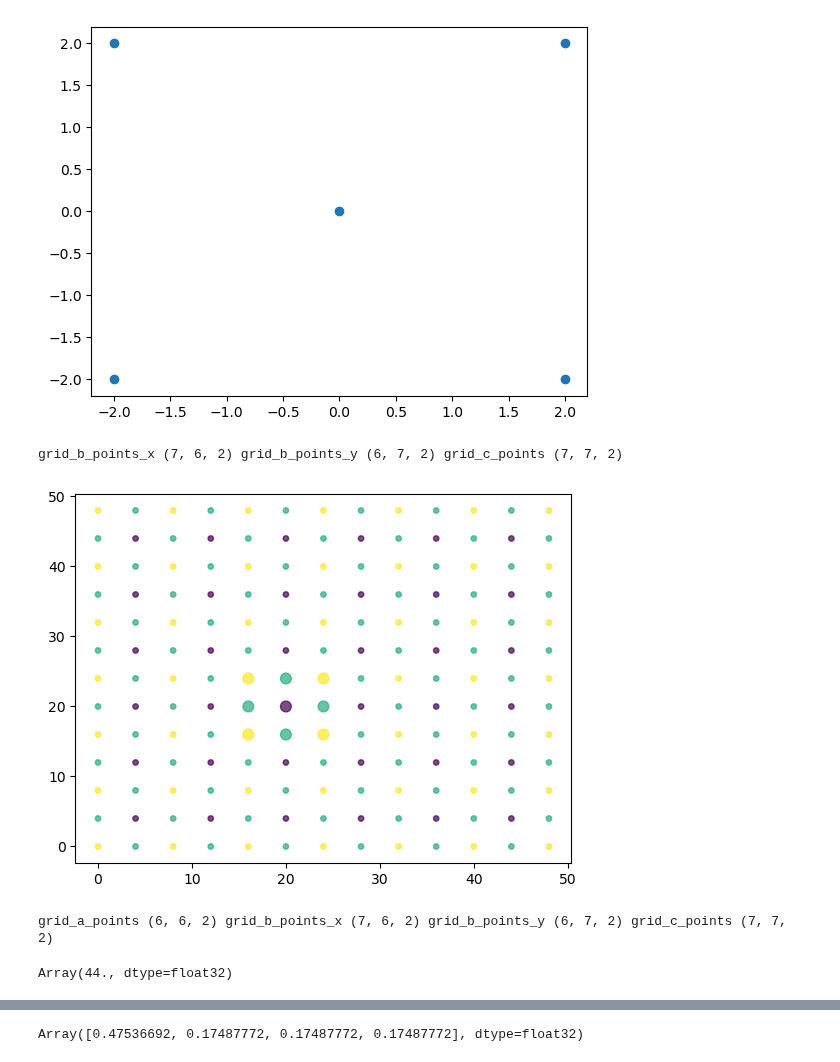
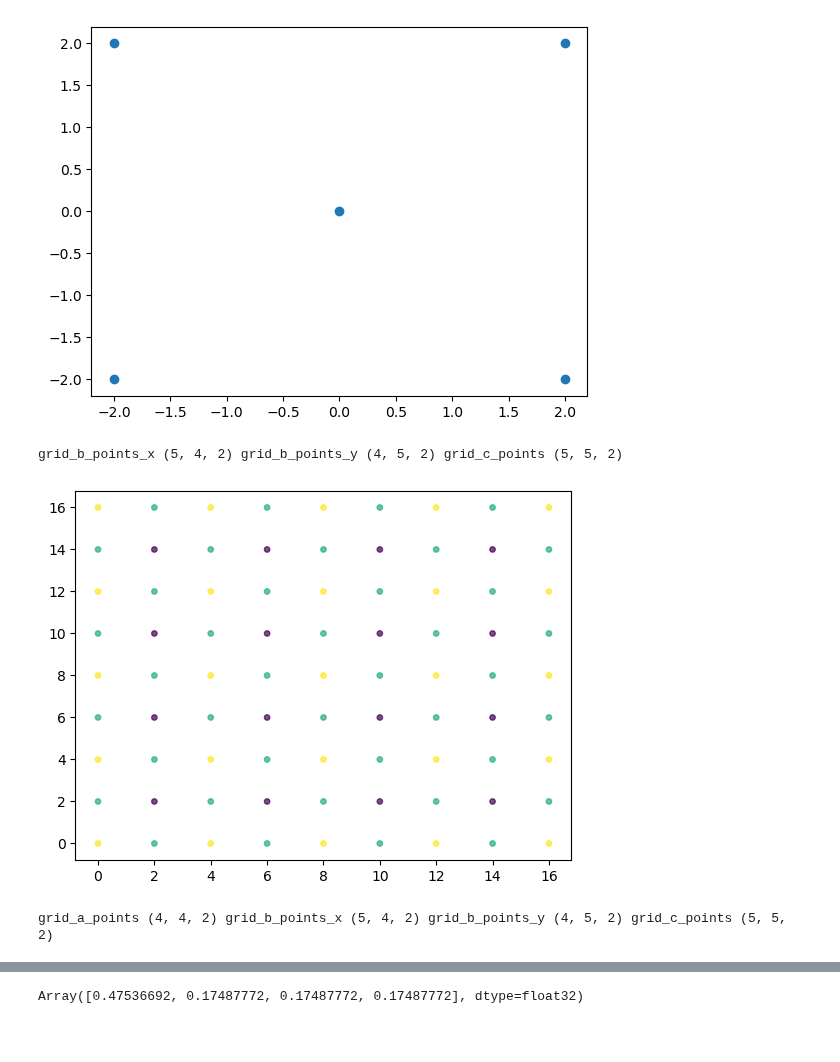
Before and after one commit to jakubMitura14/jax_cpu_experiments_b, a Jupyter notebook: geometric_sv_idea/ideas_geometric_sv.ipynb, the cells around one changed output, grey strips where cells are left out. Drawn from its saved outputs; the diff is of its cells as text; code cells hidden in the pictures; blank space fills up the shorter version.

```diff
--- a/geometric_sv_idea/ideas_geometric_sv.ipynb
+++ b/geometric_sv_idea/ideas_geometric_sv.ipynb
@@ -60,10 +60,10 @@ now we need to
 2) given some additional points that is not currently in the grid we will want to establish in which sv it is and mark this one in the display
 """
 
-r=8
+r=4
 half_r=r/2
-diam_x=48+r
-diam_y=48+r
+diam_x=16+r
+diam_y=16+r
 gridd=einops.rearrange(jnp.mgrid[r:diam_x:r, r:diam_y:r],'c x y-> x y c')-half_r
 gridd_bigger=einops.rearrange(jnp.mgrid[0:diam_x+r:r,0:diam_y+r:r],'c x y-> x y c')-half_r
 
@@ -113,46 +113,42 @@ def disp_grid(grid_a_points,grid_b_points_x,grid_b_points_y,grid_c_points):
 
     s_a=np.ones_like(grid_a_points[:,:,1])
     s_b_x=np.ones_like(grid_b_points_x[:,:,1])
     s_b_y=np.ones_like(grid_b_points_y[:,:,1])
     s_c=np.ones_like(grid_c_points[:,:,1])
     base_x=2
     base_y=2
 
-    s_a[base_x,base_y]=s_a[0,0]*4
-    s_b_x[base_x,base_y]=s_b_x[0,0]*4
-    s_b_y[base_x,base_y]=s_b_y[0,0]*4
-    s_b_x[base_x+1,base_y]=s_b_x[0,0]*4
-    s_b_y[base_x,base_y+1]=s_b_y[0,0]*4
+    # s_a[base_x,base_y]=s_a[0,0]*4
+    # s_b_x[base_x,base_y]=s_b_x[0,0]*4
+    # s_b_y[base_x,base_y]=s_b_y[0,0]*4
+    # s_b_x[base_x+1,base_y]=s_b_x[0,0]*4
+    # s_b_y[base_x,base_y+1]=s_b_y[0,0]*4
 
-    s_c[base_x,base_y]=s_c[0,0]*4
-    s_c[base_x,base_y+1]=s_c[0,0]*4
-    s_c[base_x+1,base_y]=s_c[0,0]*4
-    s_c[base_x+1,base_y+1]=s_c[0,0]*4
+    # s_c[base_x,base_y]=s_c[0,0]*4
+    # s_c[base_x,base_y+1]=s_c[0,0]*4
+    # s_c[base_x+1,base_y]=s_c[0,0]*4
+    # s_c[base_x+1,base_y+1]=s_c[0,0]*4
 
 
     grid_b_points_x=einops.rearrange(grid_b_points_x,'x y c-> (x y) c')
     grid_b_points_y=einops.rearrange(grid_b_points_y,'x y c-> (x y) c')
     grid_c_points=einops.rearrange(grid_c_points,'x y c-> (x y) c')
     grid_a_points=einops.rearrange(grid_a_points,'x y c-> (x y) c')
 
     grid_b_points= jnp.concatenate([grid_b_points_x,grid_b_points_y])
     x=jnp.concatenate([grid_a_points[:,0],grid_b_points[:,0],grid_c_points[:,0]])
     y=jnp.concatenate([grid_a_points[:,1],grid_b_points[:,1],grid_c_points[:,1]])
 
     c= jnp.concatenate([c_a.flatten(),c_b_x.flatten(),c_b_y.flatten(),c_c.flatten()])
     s=jnp.concatenate([s_a.flatten(),s_b_x.flatten(),s_b_y.flatten(),s_c.flatten()])*15
     plt.scatter(x,y,s=s,c=c,alpha=0.7)
     plt.show()
 
 
 disp_grid(grid_a_points,grid_b_points_x,grid_b_points_y,grid_c_points)
 
 print(f"grid_a_points {grid_a_points.shape} grid_b_points_x {grid_b_points_x.shape} grid_b_points_y {grid_b_points_y.shape} grid_c_points {grid_c_points.shape}")
 # %% [output]
-grid_b_points_x (7, 6, 2) grid_b_points_y (6, 7, 2) grid_c_points (7, 7, 2)
+grid_b_points_x (5, 4, 2) grid_b_points_y (4, 5, 2) grid_c_points (5, 5, 2)
-[figure, old version]
+[figure, new version]
-grid_a_points (6, 6, 2) grid_b_points_x (7, 6, 2) grid_b_points_y (6, 7, 2) grid_c_points (7, 7, 2)
+grid_a_points (4, 4, 2) grid_b_points_x (5, 4, 2) grid_b_points_y (4, 5, 2) grid_c_points (5, 5, 2)
-# %%
-jnp.max(grid_a_points)
-# %% [output]
-Array(44., dtype=float32)
```
Also changed, not shown: parts of 8 cells of this notebook, 1 other file.
